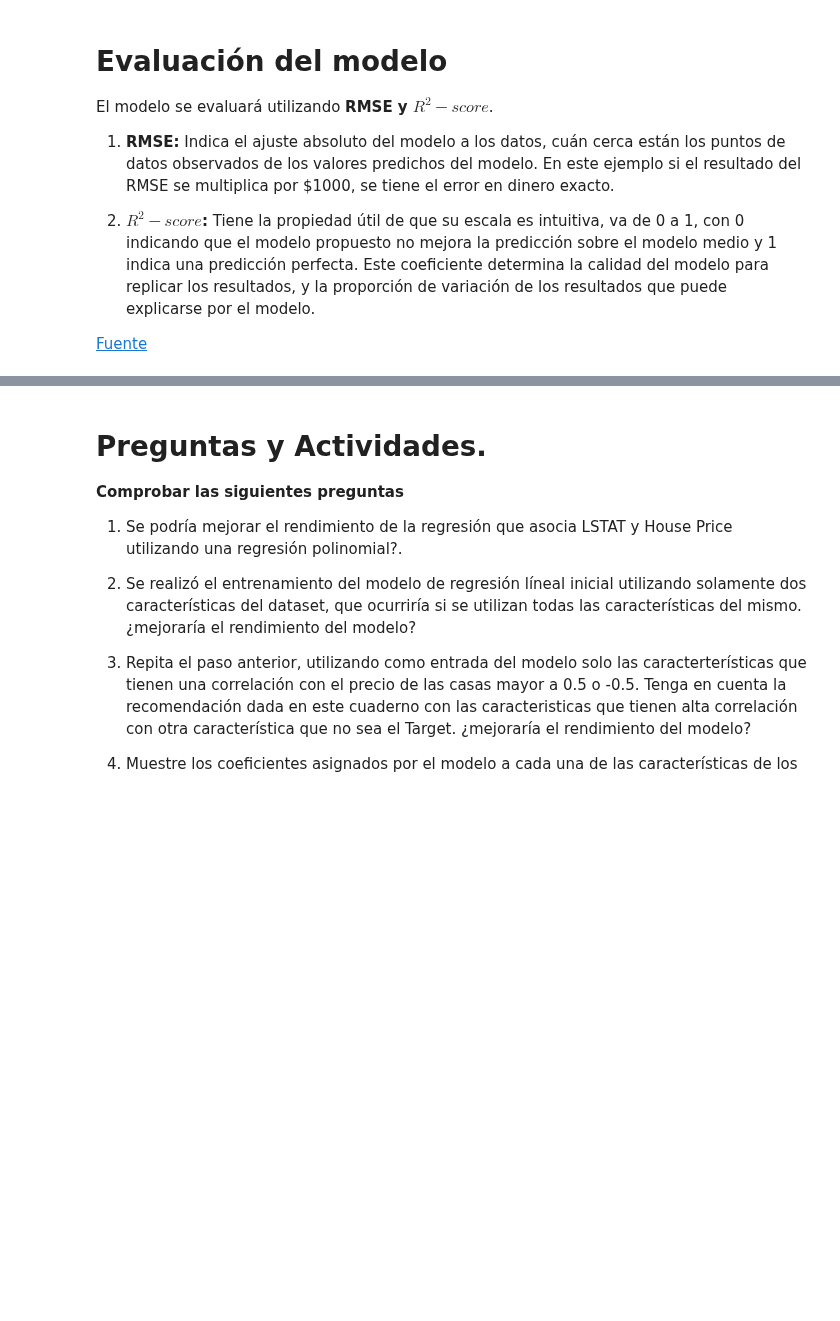
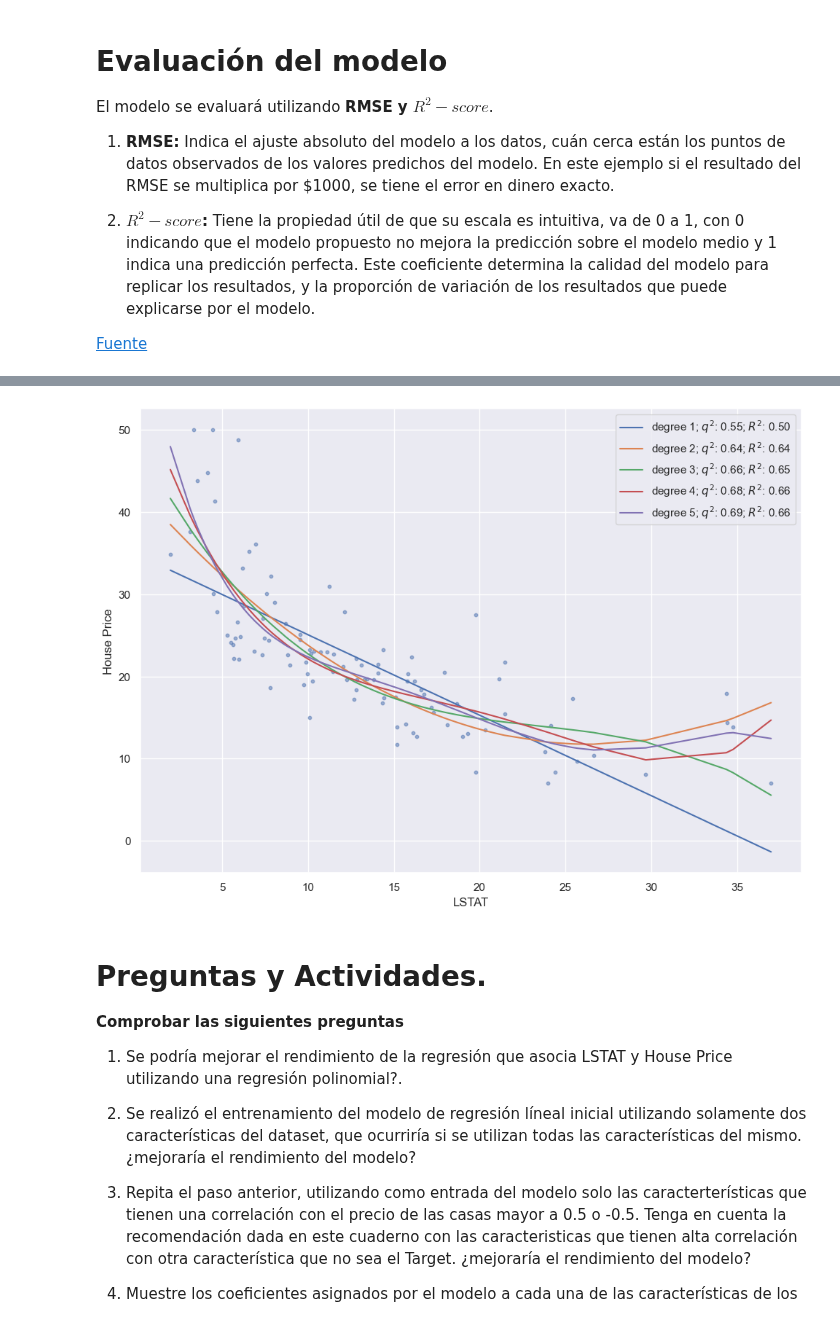
Before and after one commit to DiegoPaezA/IA_Examples, a Jupyter notebook: Regresion/R_Lineal_Boston.ipynb, the cells around one changed output, grey strips where cells are left out. Cells and saved outputs as stored; diff of their text form; code cells hidden in the pictures; blank space fills up the shorter version.

```diff
--- a/Regresion/R_Lineal_Boston.ipynb
+++ b/Regresion/R_Lineal_Boston.ipynb
@@ -349,3 +339,37 @@ Rendimiento de la relacionando LSTAT-House Price: 0.5441462975864797
+# %%
+from sklearn.preprocessing import PolynomialFeatures
+from sklearn.pipeline import make_pipeline
+from sklearn.linear_model import Ridge
+
+
+X = boston_df['LSTAT']
+X = np.transpose(np.atleast_2d(X)) # se convierte en una matriz de 2 dimensiones agregando indice
+Y = target.to_numpy()
+# Dividir los datos en conjuntos de entrenamiento / prueba
+X_train, X_test, Y_train, Y_test = train_test_split(X, Y, test_size = 0.2, random_state=5)
+
+# Reorganizar el index de los datos de prueba
+sorted_index = np.argsort(X_test, axis=0)
+X_test = X_test[sorted_index[:,0]]
+Y_test = Y_test[sorted_index[:,0]]
+# %%
+fig,ax = plt.subplots()
+ax.set_xlabel("LSTAT")
+ax.set_ylabel("House Price")
+ax.scatter(X_test, Y_test, s=10, alpha=0.5)
+
+for degree in [1,2,3,4,5]:
+    model = make_pipeline(PolynomialFeatures(degree), Ridge())
+    model.fit(X_train,Y_train)
+    y_plot = model.predict(X_test)
+    plt.plot(X_test, y_plot, label="degree %d" % degree
+             +'; $q^2$: %.2f' % model.score(X_train, Y_train)
+             +'; $R^2$: %.2f' % model.score(X_test, Y_test))
+
+plt.legend(loc='upper right')
+plt.show()
+# %% [output]
+[figure, added]
 # %% [markdown]
 # Preguntas y Actividades.
 
```
Also changed, not shown: parts of 10 cells of this notebook.
